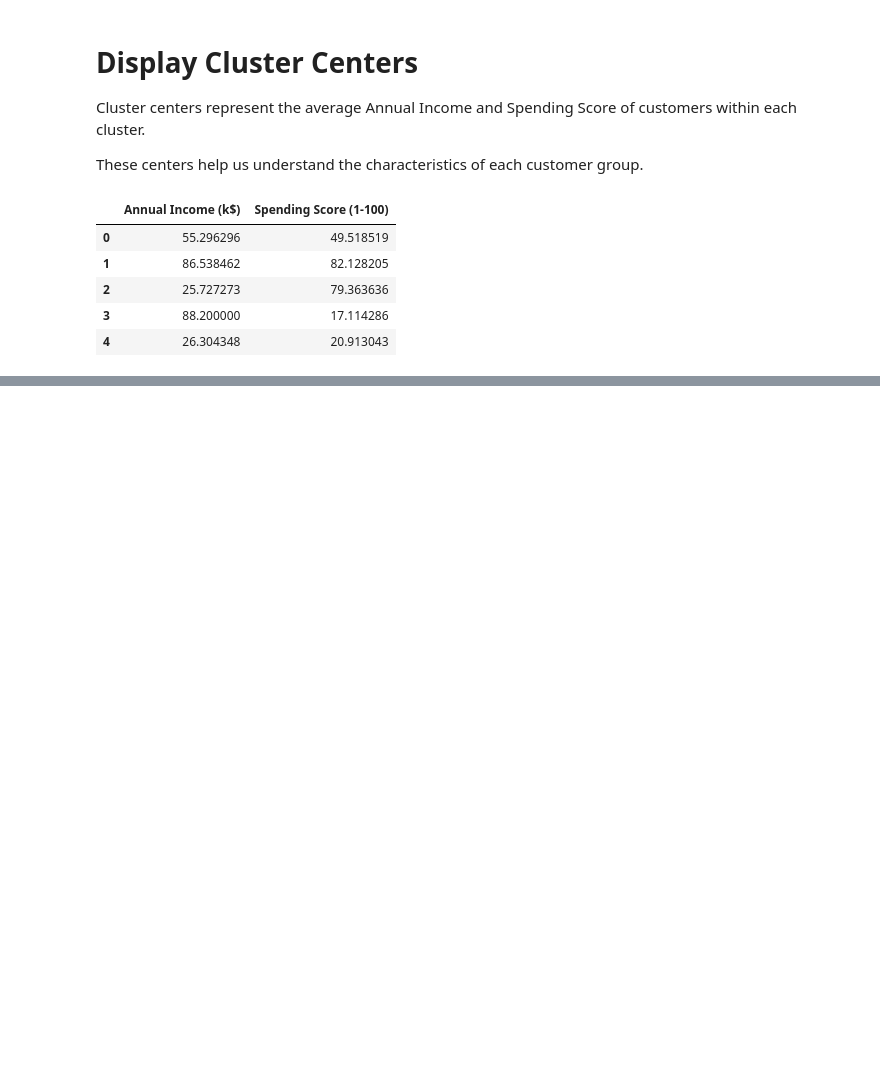
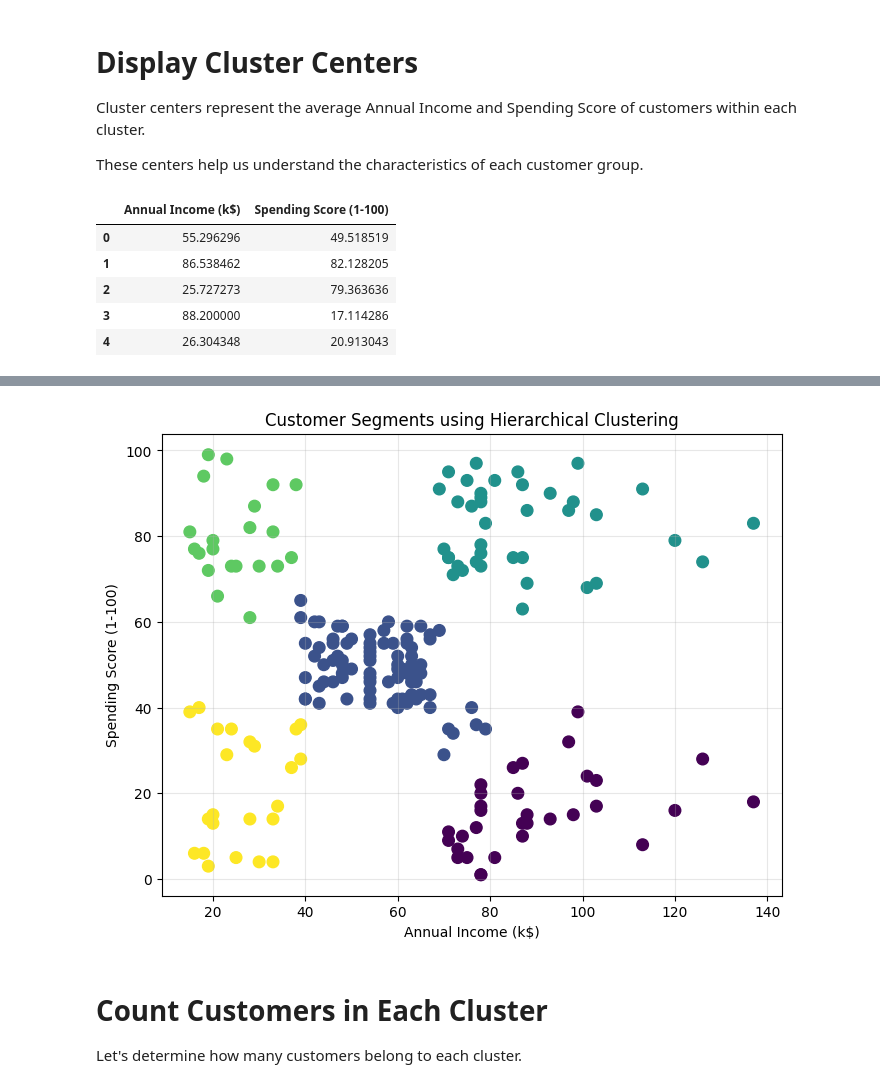
Before and after one commit to Abdullahkhawaja017/zynxis-internship-muhammadabdullah, a Jupyter notebook: Week_5_Clustering/Week5_Clustering.ipynb, the cells around one changed output, grey strips where cells are left out. Drawn from its saved outputs; the diff is of its cells as text; code cells hidden in the pictures; blank space fills up the shorter version.

Commit message:
Implemented Hierarchical Clustering

```diff
--- a/Week_5_Clustering/Week5_Clustering.ipynb
+++ b/Week_5_Clustering/Week5_Clustering.ipynb
@@ -339,0 +364,10 @@ centers
+# %%
+# Train Hierarchical Clustering model
+
+hierarchical = AgglomerativeClustering(
+    n_clusters=5
+)
+
+hierarchical_clusters = hierarchical.fit_predict(X)
+
+print("Hierarchical Clustering model trained successfully!")
@@ -339,0 +376,6 @@ centers
+# %%
+# Assiging Hierarchical Cluster labels
+
+df["Hierarchical Cluster"] = hierarchical_clusters
+
+df.head()
@@ -339,0 +395,27 @@ centers
+# %%
+plt.figure(figsize=(8,6))
+
+plt.scatter(
+    X["Annual Income (k$)"],
+    X["Spending Score (1-100)"],
+    c=df["Hierarchical Cluster"],
+    s=70
+)
+
+plt.title("Customer Segments using Hierarchical Clustering")
+
+plt.xlabel("Annual Income (k$)")
+
+plt.ylabel("Spending Score (1-100)")
+
+plt.grid(alpha=0.3)
+
+plt.savefig("Visualizations/hierarchical_clusters.png")
+
+plt.show()
+# %% [output]
+[figure, added]
+# %% [markdown]
+# Count Customers in Each Cluster
+
+Let's determine how many customers belong to each cluster.
```
Also changed, not shown: parts of 11 cells of this notebook, 3 other files.
